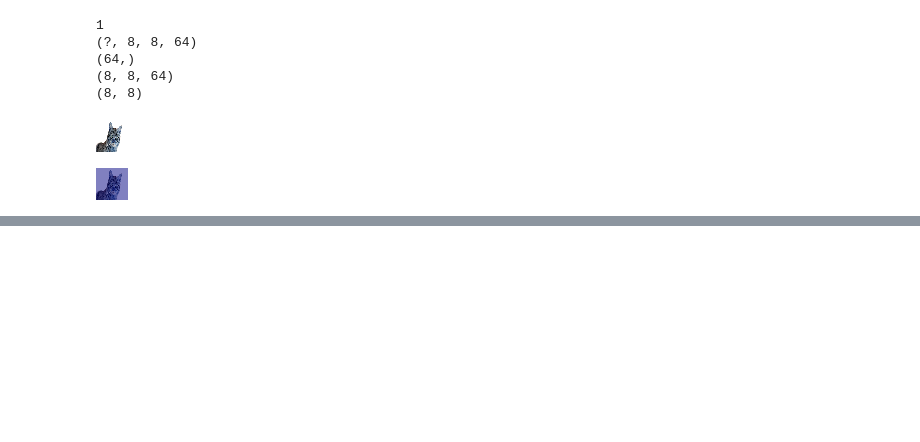
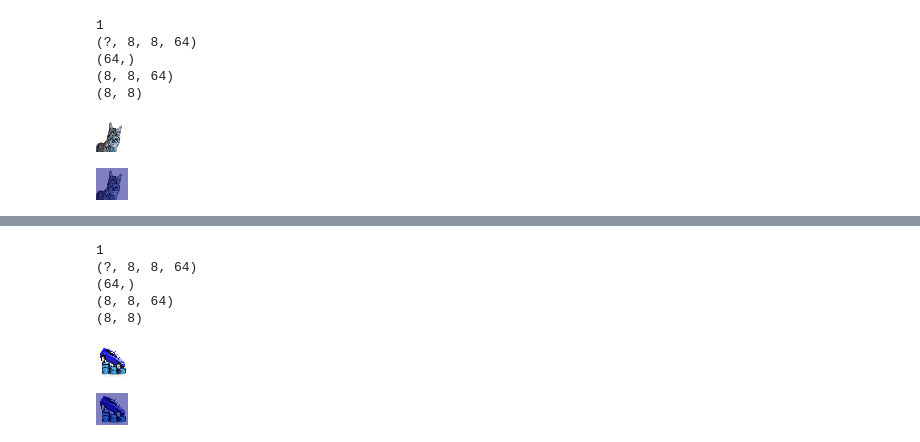
Before and after one commit to pwndubey77/resner-basics, a Jupyter notebook: assignment 4/4B/4B.ipynb, the cells around one changed output, grey strips where cells are left out. Cells and saved outputs as stored; diff of their text form; code cells hidden in the pictures; blank space fills up the shorter version.

```diff
--- a/assignment 4/4B/4B.ipynb
+++ b/assignment 4/4B/4B.ipynb
@@ -596,0 +637,40 @@ cv2_imshow(superimposed_img)
+# %%
+automobile = io.imread("https://img.theweek.in/content/dam/week/news/biz-tech/images/2019/9/1/Automobile-slowdown-Sreemanikandan.jpg")
+automobile = cv2.resize(automobile, dsize=(32, 32), interpolation=cv2.INTER_CUBIC)
+x = image.img_to_array(automobile)
+x = np.expand_dims(x, axis=0)
+x = preprocess_input(x)
+
+preds = model.predict(x)
+class_idx = np.argmax(preds[0])
+print(class_idx)
+class_output = model.output[:, class_idx]
+last_conv_layer = model.get_layer("conv2d_41") #conv2d_42
+
+grads = K.gradients(class_output, last_conv_layer.output)[0]
+print(grads.shape)
+pooled_grads = K.mean(grads, axis=(0, 1, 2))
+print(pooled_grads.shape)
+iterate = K.function([model.input], [pooled_grads, last_conv_layer.output[0]])
+
+pooled_grads_value, conv_layer_output_value = iterate([x])
+heatmap = np.mean(conv_layer_output_value, axis = -1)
+print(conv_layer_output_value.shape)
+print(heatmap.shape)
+heatmap = np.maximum(heatmap, 0)
+heatmap /= np.max(heatmap)
+heatmap = cv2.resize(heatmap, (automobile.shape[1], automobile.shape[0]))
+heatmap = np.uint8(255 * heatmap)
+heatmap = cv2.applyColorMap(heatmap, cv2.COLORMAP_JET)
+superimposed_img = cv2.addWeighted(automobile, 0.5, heatmap, 0.5, 0)
+from google.colab.patches import cv2_imshow
+cv2_imshow( automobile)
+cv2_imshow(superimposed_img)
+# %% [output]
+1
+(?, 8, 8, 64)
+(64,)
+(8, 8, 64)
+(8, 8)
+[figure, added]
+[figure, added]
```
Also changed, not shown: parts of 8 cells of this notebook, 1 other file.
